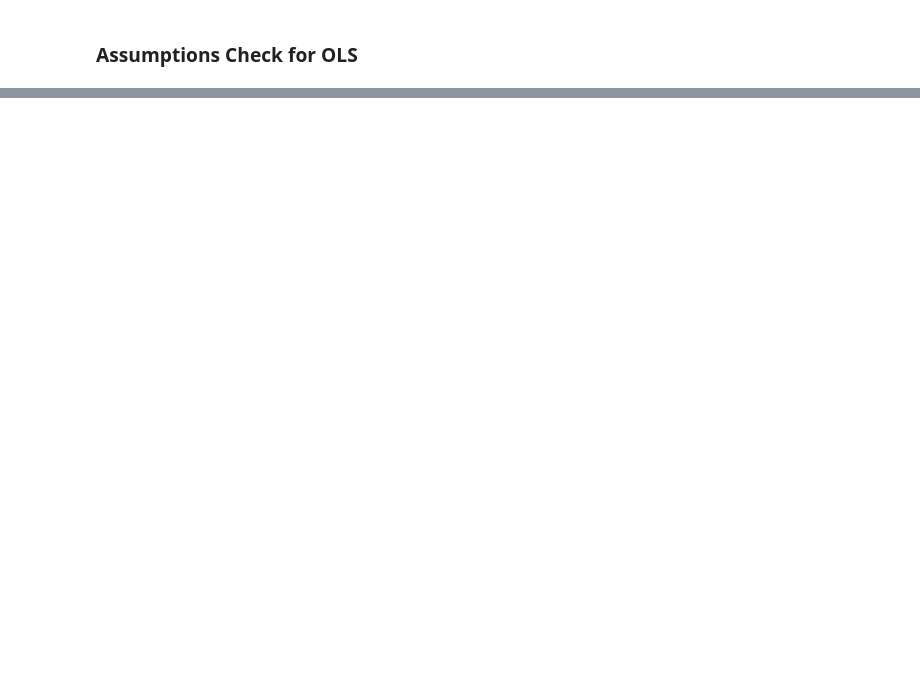
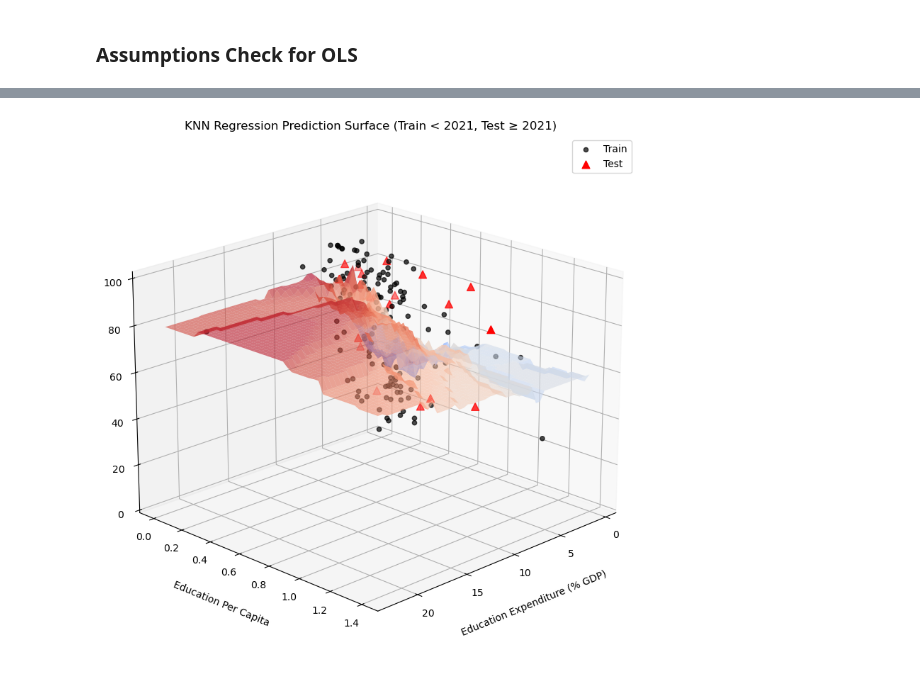
Before and after one commit to bgrsph/Fundamentals-of-Data-Science-Group-Assignments-, a Jupyter notebook: Assignment 1/Analysis_Latest.ipynb, the cells around one changed output, grey strips where cells are left out. Cells and saved outputs as stored; diff of their text form; code cells hidden in the pictures; blank space fills up the shorter version.

Commit message:
All code should be now in Analysis_Latest.ipynb, all models output R2, Adj R2, RMSE and MAE

```diff
--- a/Assignment 1/Analysis_Latest.ipynb
+++ b/Assignment 1/Analysis_Latest.ipynb
@@ -1078,20 +1078,28 @@ Covariance Type:            nonrobust
 Notes:
 [1] Standard Errors assume that the covariance matrix of the errors is correctly specified.
 # %%
-from sklearn.metrics import root_mean_squared_error, r2_score
+from sklearn.metrics import root_mean_squared_error, mean_absolute_error, r2_score
 
-#train metrics summarized
+# --- Train metrics ---
 yhat_tr = ols.predict(X_train)
 rmse_tr = root_mean_squared_error(y_train, yhat_tr)
+mae_tr  = mean_absolute_error(y_train, yhat_tr)
 r2_tr   = r2_score(y_train, yhat_tr)
+adj_r2_tr = ols.rsquared_adj   # directly from statsmodels
 
-#test metrics summarized
-yhat_te = ols.predict(X_test)   # (you already computed this above; keep only one copy)
+# --- Test metrics ---
+yhat_te = ols.predict(X_test)
 rmse_te = root_mean_squared_error(y_test, yhat_te)
+mae_te  = mean_absolute_error(y_test, yhat_te)
 r2_te   = r2_score(y_test, yhat_te)
 
+# adjusted R² for test set (manual formula)
+n, p = X_test.shape
+adj_r2_te = 1 - (1 - r2_te) * (n - 1) / (n - p)
+
+# --- Print results ---
 print("\nOLS Performance metrics")
-print(f"  Train RMSE: {rmse_tr:.3f}, Train R²: {r2_tr:.3f}")
-print(f"   Test RMSE: {rmse_te:.3f},  Test R²: {r2_te:.3f}")
+print(f"  Train RMSE: {rmse_tr:.3f}, MAE: {mae_tr:.3f}, R²: {r2_tr:.3f}, Adj. R²: {adj_r2_tr:.3f}")
+print(f"   Test RMSE: {rmse_te:.3f}, MAE: {mae_te:.3f}, R²: {r2_te:.3f}, Adj. R²: {adj_r2_te:.3f}")
 # %% [output]
 OLS Performance metrics
@@ -1516,0 +1608,58 @@ ValueError: x and y must have same first dimension, but have shapes (22,) and (5
+# %%
+# 6) KNN with GridSearch — ADD RMSE + Adj. R² (train/test)
+# ------------------------------------------------------------
+knn_model = make_pipeline(StandardScaler(), KNeighborsRegressor())
+
+param_grid_knn = {
+    'kneighborsregressor__n_neighbors': [3, 5, 7, 10, 15],
+    'kneighborsregressor__weights': ['uniform', 'distance']
+}
+tscv = TimeSeriesSplit(n_splits=5)
+grid_knn = GridSearchCV(knn_model, param_grid_knn, cv=tscv, scoring='r2')
+grid_knn.fit(X_train, y_train)
+knn_model = grid_knn.best_estimator_
+print("Best KNN parameters:", grid_knn.best_params_)
+
+# Evaluate model
+y_pred_train_knn = knn_model.predict(X_train)
+y_pred_test_knn  = knn_model.predict(X_test)
+
+p_knn = X_train.shape[1]
+n_tr, n_te = len(y_train), len(y_test)
+
+r2_tr   = r2_score(y_train, y_pred_train_knn)
+r2_te   = r2_score(y_test,  y_pred_test_knn)
+adj_tr  = _adj_r2(r2_tr, n_tr, p_knn)
+adj_te  = _adj_r2(r2_te, n_te, p_knn)
+rmse_tr = root_mean_squared_error(y_train, y_pred_train_knn)
+rmse_te = root_mean_squared_error(y_test,  y_pred_test_knn)
+mae_tr  = mean_absolute_error(y_train, y_pred_train_knn)
+mae_te  = mean_absolute_error(y_test,  y_pred_test_knn)
+
+print("KNN Model Performance:")
+print(f"  Train → RMSE: {rmse_tr:.4f}, MAE: {mae_tr:.4f}, R²: {r2_tr:.4f}, Adj.R²: {adj_tr:.4f}")
+print(f"   Test → RMSE: {rmse_te:.4f}, MAE: {mae_te:.4f}, R²: {r2_te:.4f}, Adj.R²: {adj_te:.4f}")
+
+# Prediction grid for visualization
+exp_range3d = np.linspace(X_train[:,0].min(), X_train[:,0].max(), 50)  # expenditure
+edu_range3d = np.linspace(X_train[:,1].min(), X_train[:,1].max(), 50)  # education per capita
+exp_grid3d, edu_grid3d = np.meshgrid(exp_range3d, edu_range3d)
+X_grid3d = np.column_stack([exp_grid3d.ravel(), edu_grid3d.ravel()])
+y_pred_knn = knn_model.predict(X_grid3d).reshape(exp_grid3d.shape)
+
+# 3D Plot with train/test points
+fig = plt.figure(figsize=(10, 8))
+ax = fig.add_subplot(111, projection="3d")
+ax.plot_surface(exp_grid3d, edu_grid3d, y_pred_knn, cmap="coolwarm", alpha=0.6)
+ax.scatter(X_train[:,0], X_train[:,1], y_train, color="black", label="Train", alpha=0.7)
+ax.scatter(X_test[:,0], X_test[:,1], y_test, color="red", marker="^", s=60, label="Test")
+ax.set_xlabel("Education Expenditure (% GDP)", labelpad=15)
+ax.set_ylabel("Education Per Capita", labelpad=15)
+ax.set_zlabel("Literacy Rate", labelpad=20)
+ax.set_title("KNN Regression Prediction Surface (Train < 2021, Test ≥ 2021)")
+ax.view_init(elev=20, azim=45)
+ax.grid(True)
+ax.legend()
+plt.tight_layout()
+plt.show()
+# %% [output]
@@ -1516,0 +1670 @@ ValueError: x and y must have same first dimension, but have shapes (22,) and (5
+[figure, added]
```
Also changed, not shown: parts of 16 cells of this notebook.
